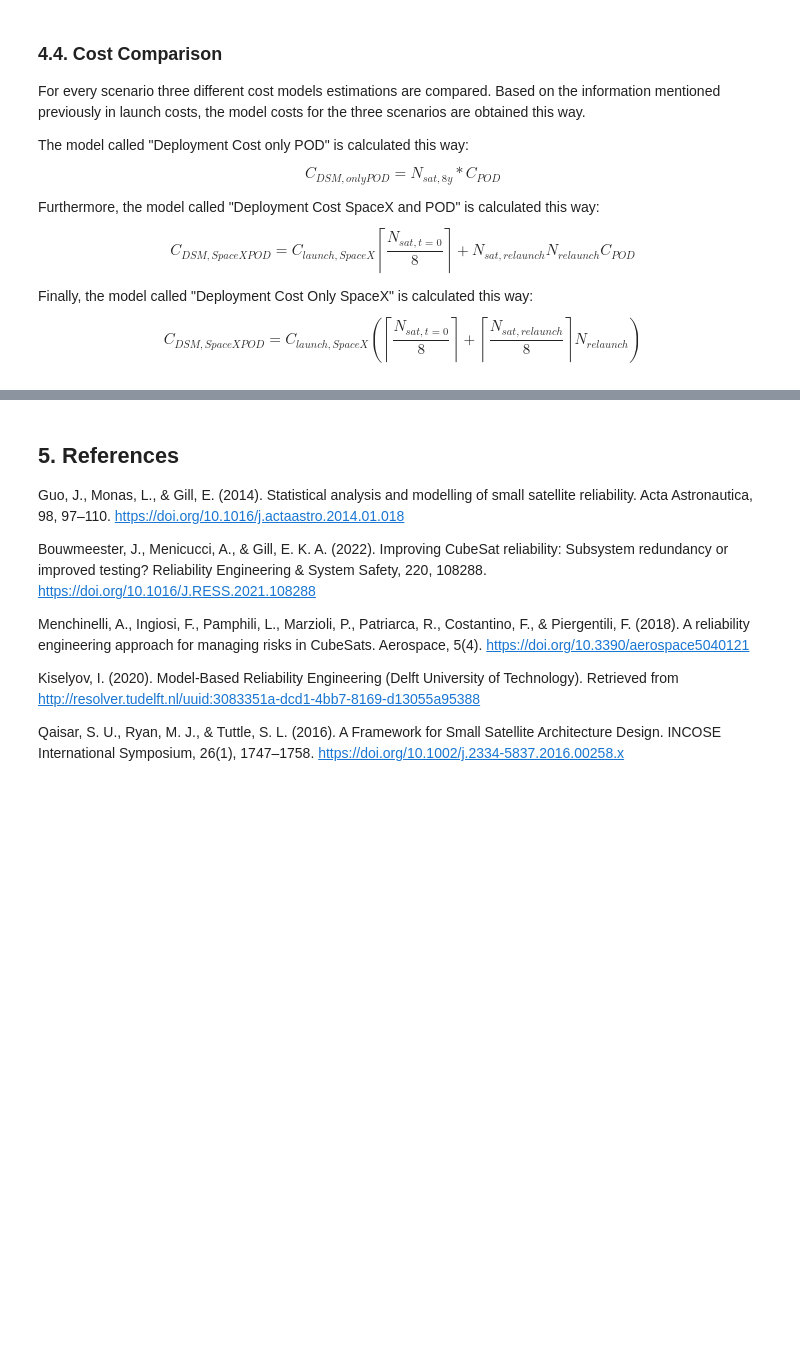
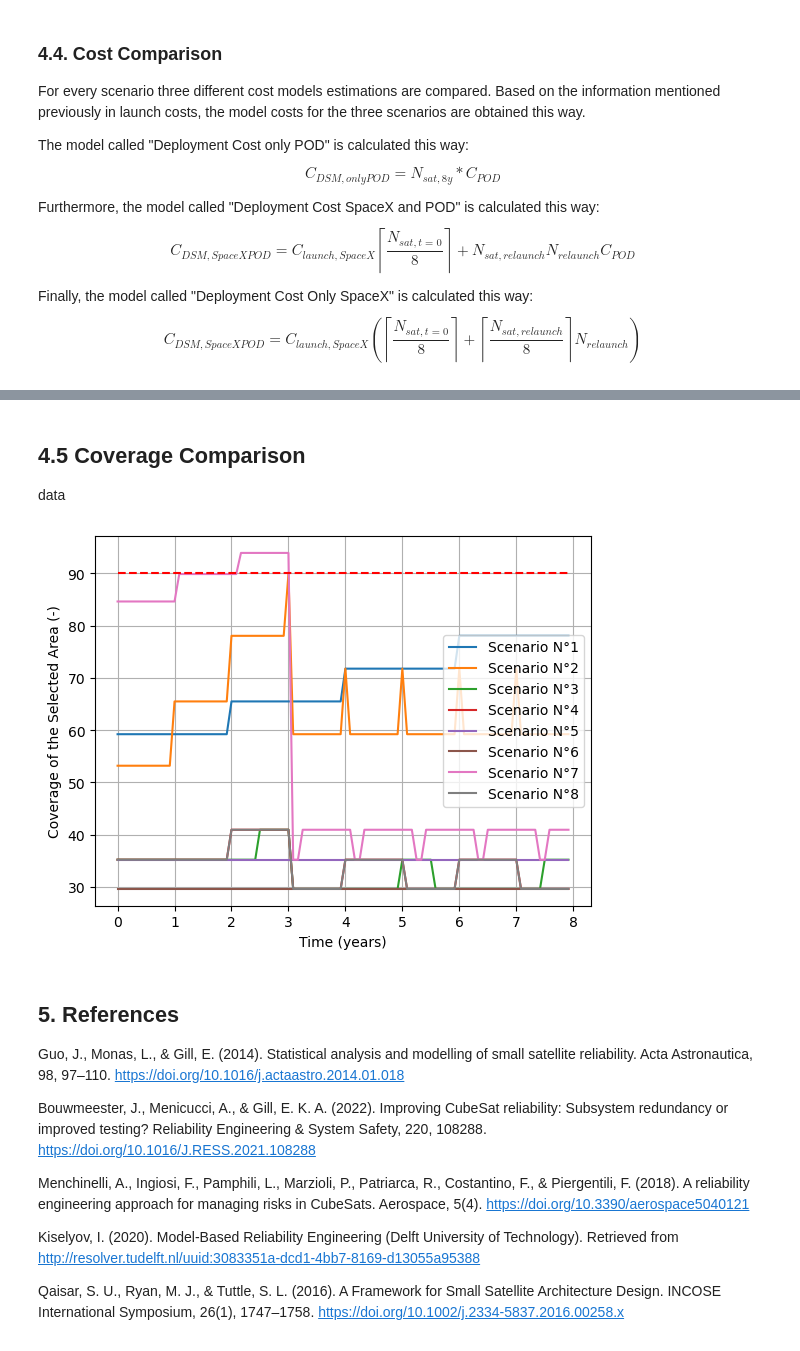
Before and after one commit to Niconikun/Memoria, a Jupyter notebook: Main.ipynb, the cells around one changed output, grey strips where cells are left out. Drawn from its saved outputs; the diff is of its cells as text; code cells hidden in the pictures; blank space fills up the shorter version.

Commit message:
added the code for coverage analysis and comparison
text is missing as well as more in detail description

```diff
--- a/Main.ipynb
+++ b/Main.ipynb
@@ -123,3 +126,5 @@ def Reliability_CubeSat(EPS_redundancy, Time_months): # Subsystem level realibil
+# %%
+half_angle = [15, 15, 15, 15, 15, 15, 15, 15]
 # %% [markdown]
 ## 3. Process
 # %% [markdown]
@@ -175,5 +183,21 @@ Retire_date = 3
+# %%
+Coverage_matrix = [
+    [0,	12,	17,	21,	25,	29.63,	33.69,	37.54,	40.47,	50.45,	55.14,	59.02,	55.11,],
+    [0,	17,	22,	26,	31,	35.22,	40.20,	44.95,	48.27,	59.26,	64.78,	67.98,	63.20,],
+    [0,	22,	28,	32,	38,	40.95,	46.57,	52.78,	56.03,	68.25,	73.45,	77.36,	70.07,],
+    [0,	29,	34,	39,	45,	46.74,	53.11,	61.08,	63.86,	76.40,	81.81,	85.54,	76.16,],
+    [0,	37,	42,	48,	52,	53.20,	59.59,	69.62,	71.21,	84.14,	89.49,	90.83,	81.69,],
+    [0,	45,	50,	55,	60,	59.23,	66.34,	77.93,	78.43,	90.50,	94.53,	94.41,	87.10,],
+    [0,	55,	59,	63,	67,	65.50,	72.73,	84.94,	84.65,	95.37,	97.46,	97.25,	91.61,],
+    [0,	64,	67,	70,	75,	71.77,	79.00,	90.53,	89.90,	98.37,	98.66,	99.10,	95.31,],
+    [0,	73,	75,	78,	81,	78.05,	85.19,	95.04,	94.30,	99.79,	99.55,	99.67,	98.09,],
+    [0,	82,	84,	86,	87,	84.62,	90.95,	98.12,	97.55,	100.00,	99.97,	99.97,	99.61,],
+    [0,	89,	90,	91,	92,	89.87,	95.04,	99.52,	99.28,	100.00,	100.00,	100.00,	100.00,],
+    [0,	94,	95,	95,	95,	93.91,	97.49,	99.97,	100.00,	100.00,	100.00,	100.00,	100.00,]
+]
 # %%
 simulation_results = []
+coverage_results = []
 analysis_results = []
 amount_results = []
 for iteration in np.arange(len(DSM_initial_amount)):
@@ -182,6 +206,7 @@ for iteration in np.arange(len(DSM_initial_amount)):
     Deployment_cost_pod, Deployment_cost_spacex_pod, Deployment_cost_only_spacex = 0, 0, 0
     if Phase_Deployment[iteration] == True:
         R_DSM = []
+        Coverage = []
         for Current_Time in Time_months:
             R_elem = np.ones(DSM_initial_amount[iteration]) * Reliability_CubeSat(EPS_redundancy[iteration], Current_Time / year_to_month)
             Deployment_Dates = np.arange(relaunch_rate[iteration], (Mission_time * year_to_month) + 1, relaunch_rate[iteration], dtype=int) # Array that gives the dates for phased deployment, in months
@@ -204,6 +229,12 @@ for iteration in np.arange(len(DSM_initial_amount)):
             for R_CubeSat in np.arange(len(R_elem)):
                 R_DSM_partial *= 1 - R_elem[R_CubeSat]
             R_DSM.append(1 - R_DSM_partial)
+
+            if len(R_elem) > 12:
+                Coverage.append(100)
+            else:
+                Coverage.append(Coverage_matrix[len(R_elem) - 1][half_angle[iteration] - 10])
+
             if Current_Time == 6:
                 R_DSM_6m = np.round(1 - R_DSM_partial, 4)
                 sc_6m = len(R_elem)
@@ -237,6 +268,7 @@ for iteration in np.arange(len(DSM_initial_amount)):
     else:
         R_DSM = []
         Deployment_Dates = []
+        Coverage = []
         for Current_Time in Time_months:
             R_elem = np.ones(DSM_initial_amount[iteration]) * Reliability_CubeSat(EPS_redundancy[iteration], Current_Time  / year_to_month) #sets DSM size and cubesats reliabilities
 
@@ -254,6 +286,12 @@ for iteration in np.arange(len(DSM_initial_amount)):
             R_DSM.append(1 - R_DSM_partial) #gets DSM reliability and appends on the array
             relaunch_rate[iteration] = 1
             DSM_relaunch_amount[iteration] = 0
+
+            if len(R_elem) > 12:
+                Coverage.append(100)
+            else:
+                Coverage.append(Coverage_matrix[len(R_elem) - 1][half_angle[iteration] - 10])
+
             if Current_Time == 6:
                 R_DSM_6m = np.round(1 - R_DSM_partial, 4)
                 sc_6m = len(R_elem)
@@ -301,6 +339,7 @@ for iteration in np.arange(len(DSM_initial_amount)):
     analysis_results.append(result2)
     amount_results.append(result3)
     R_simulation.append(R_DSM)
+    coverage_results.append(Coverage)
     graph_labels.append('Scenario N°' + str(iteration + 1))
 df = pd.DataFrame(simulation_results)
 df1 = pd.DataFrame(analysis_results)
@@ -390,6 +429,22 @@ Markdown(markdown_table3)
 |  5 |          6 |                               150 |                                     300 |                                  300 |                    1 |                   1 |                        1 |                         1 |                         1 |                         1 |                       1 |                       1 |                       1 |                       1 |                       1 |                       1 |
 |  6 |          7 |                              2550 |                                    1650 |                                 2700 |                   17 |                  10 |                       10 |                        10 |                        11 |                        11 |                      12 |                       3 |                       3 |                       3 |                       3 |                       3 |
 |  7 |          8 |                               900 |                                     900 |                                 1500 |                    6 |                   2 |                        2 |                         2 |                         2 |                         3 |                       3 |                       2 |                       2 |                       2 |                       2 |                       1 |
+# %% [markdown]
+## 4.5 Coverage Comparison
+data
+# %%
+plt.figure(2)
+
+for cont in range(len(R_simulation)):
+    plt.plot(Time_months / year_to_month, coverage_results[cont], label=graph_labels[cont])
+plt.plot(Time_months / year_to_month, np.ones(len(Time_months)) * 90, 'r--')
+plt.xlabel('Time (years)')
+plt.ylabel('Coverage of the Selected Area (-)')
+plt.legend()
+plt.grid(True)
+plt.show()
+# %% [output]
+[figure, added]
 # %% [markdown]
 ## 5. References
 Guo, J., Monas, L., & Gill, E. (2014). Statistical analysis and modelling of small satellite reliability. Acta Astronautica, 98, 97–110. https://doi.org/10.1016/j.actaastro.2014.01.018
```
Also changed, not shown: parts of 2 cells of this notebook.
